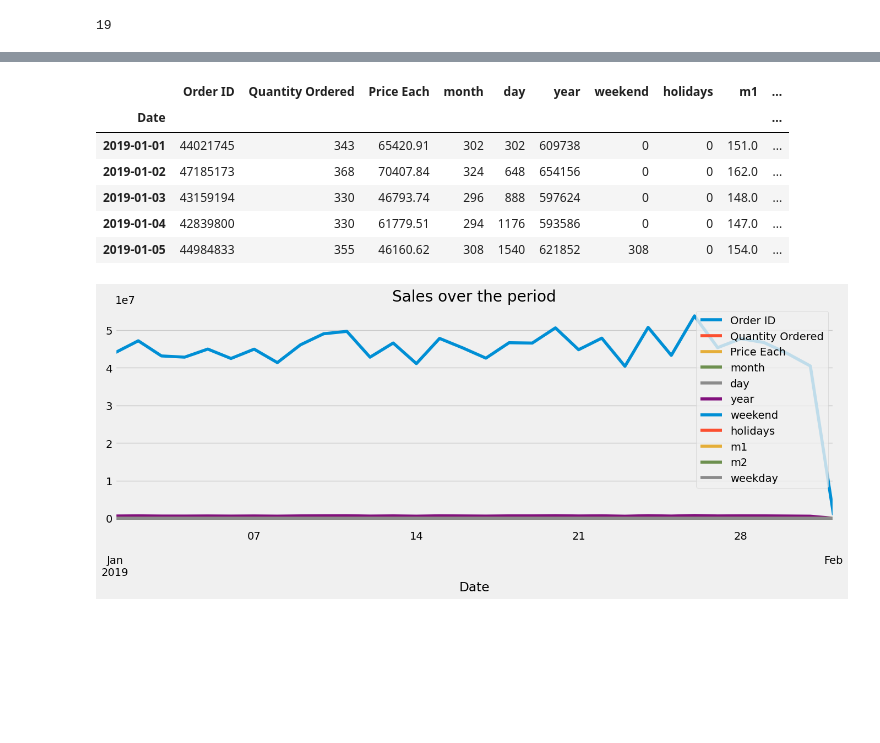
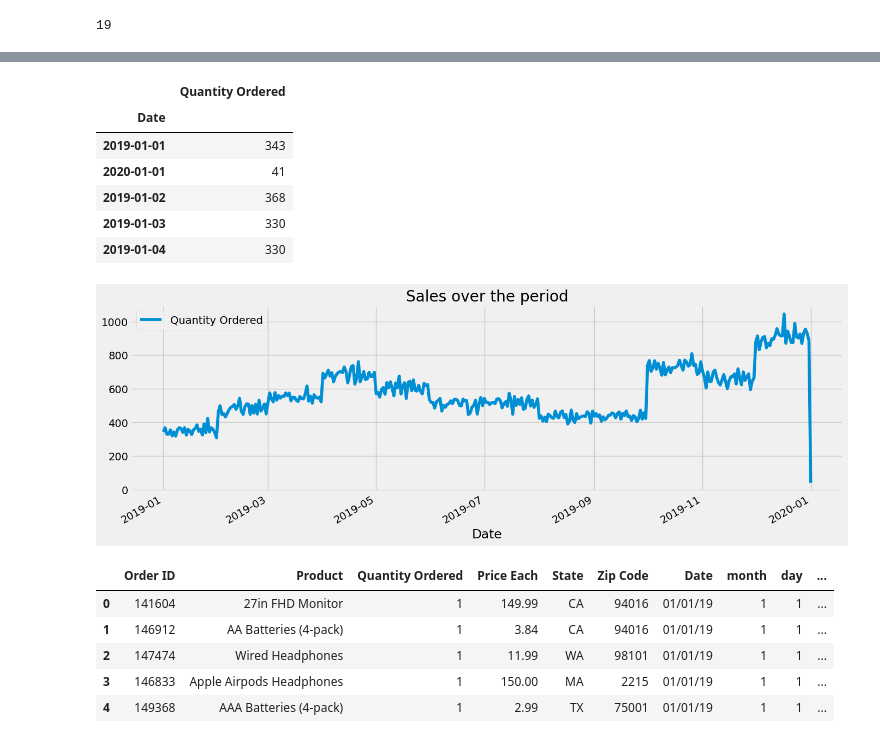
Before and after one commit to AamanBhowmick/Inventory-Demand-Forcasting, a Jupyter notebook: trial.ipynb, the cells around one changed output, grey strips where cells are left out. Saved outputs shown, nothing was run; the diff lists cells and outputs as text; code cells hidden in the pictures; blank space fills up the shorter version.

```diff
--- a/trial.ipynb
+++ b/trial.ipynb
@@ -3,6 +3,6 @@ import numpy as np
 import pandas as pd
 import matplotlib.pyplot as plt
 # %%
-df = pd.read_csv("Sales_January_2019_date.csv")
+df = pd.read_csv("Cleaned and Merged.csv")
 df.head()
 # %% [output]
@@ -15,6 +15,6 @@ df.head()
 # %%
-cols_to_drop = ['Unnamed: 5', 'Unnamed: 8', 'Unnamed: 9','Unnamed: 10','Unnamed: 11','Order']
-df.drop(columns=cols_to_drop, inplace=True)
+# cols_to_drop = ['Unnamed: 5', 'Order']
+# df.drop(columns=cols_to_drop, inplace=True)
 # %%
 df.head()
 # %% [output]
@@ -85,14 +85,14 @@ df2.head()
 # %%
-import holidays
+# import holidays
 
-def is_holiday(x):
+# def is_holiday(x):
 
-  india_holidays = holidays.country_holidays('IN')
+#   india_holidays = holidays.country_holidays('IN')
 
-  if india_holidays.get(x):
-    return 1
-  else:
-    return 0
+#   if india_holidays.get(x):
+#     return 1
+#   else:
+#     return 0
 
-df2['holidays'] = df2['Date'].apply(is_holiday)
-df2.head()
+# df2['holidays'] = df2['Date'].apply(is_holiday)
+# df2.head()
@@ -214,26 +210,36 @@ f'Total dates: {df2[["Date"]].nunique()[0]}'
 # %%
-df2 = df2.groupby('Date').sum('Quantity Ordered')
-df2.index = pd.to_datetime(df2.index)
-# df2 = df2.drop(['store','item'], axis=1)
-df2.head()
+df3 = df2
+df3 = df3.groupby('Date').sum('Quantity Ordered')
+df3.index = pd.to_datetime(df3.index)
+df3 = df3.drop(['Order ID','month', 'Price Each', 'day', 'year', 'weekend', 'm1', 'm2', 'weekday', 'Zip Code'], axis=1)
+df3.head()
 # %% [output]
-|  | Order ID | Quantity Ordered | Price Each | month | day | year | weekend | holidays | m1 | ... |
-| Date |  |  |  |  |  |  |  |  |  | ... |
-| 2019-01-01 | 44021745 | 343 | 65420.91 | 302 | 302 | 609738 | 0 | 0 | 151.0 | ... |
-| 2019-01-02 | 47185173 | 368 | 70407.84 | 324 | 648 | 654156 | 0 | 0 | 162.0 | ... |
-| 2019-01-03 | 43159194 | 330 | 46793.74 | 296 | 888 | 597624 | 0 | 0 | 148.0 | ... |
-| 2019-01-04 | 42839800 | 330 | 61779.51 | 294 | 1176 | 593586 | 0 | 0 | 147.0 | ... |
-| 2019-01-05 | 44984833 | 355 | 46160.62 | 308 | 1540 | 621852 | 308 | 0 | 154.0 | ... |
+|  | Quantity Ordered |
+| Date |  |
+| 2019-01-01 | 343 |
+| 2020-01-01 | 41 |
+| 2019-01-02 | 368 |
+| 2019-01-03 | 330 |
+| 2019-01-04 | 330 |
 # %%
 import seaborn as sns
 
 color_pallet = sns.color_palette()
 plt.style.use('fivethirtyeight')
 
-df2.plot(
+df3.plot(
         # style='.',
         figsize=(15, 5),
         title='Sales over the period')
 plt.show()
 # %% [output]
-[figure, old version]
+[figure, new version]
+# %%
+df2.head()
+# %% [output]
+|  | Order ID | Product | Quantity Ordered | Price Each | State | Zip Code | Date | month | day | ... |
+| 0 | 141604 | 27in FHD Monitor | 1 | 149.99 | CA | 94016 | 01/01/19 | 1 | 1 | ... |
+| 1 | 146912 | AA Batteries (4-pack) | 1 | 3.84 | CA | 94016 | 01/01/19 | 1 | 1 | ... |
+| 2 | 147474 | Wired Headphones | 1 | 11.99 | WA | 98101 | 01/01/19 | 1 | 1 | ... |
+| 3 | 146833 | Apple Airpods Headphones | 1 | 150.00 | MA | 2215 | 01/01/19 | 1 | 1 | ... |
+| 4 | 149368 | AAA Batteries (4-pack) | 1 | 2.99 | TX | 75001 | 01/01/19 | 1 | 1 | ... |
```
Also changed, not shown: parts of 28 cells of this notebook, 3 other files.
